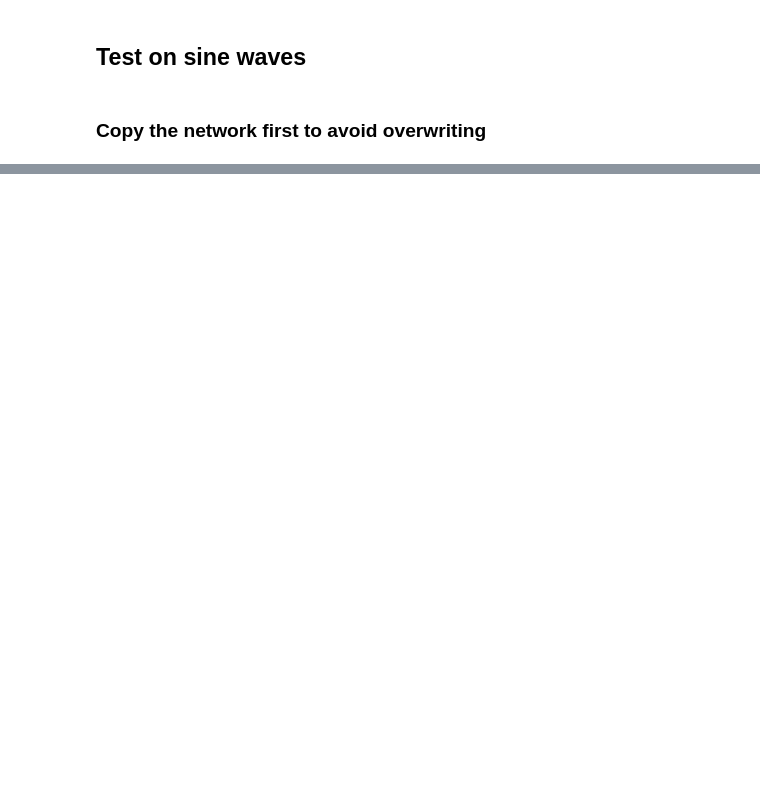
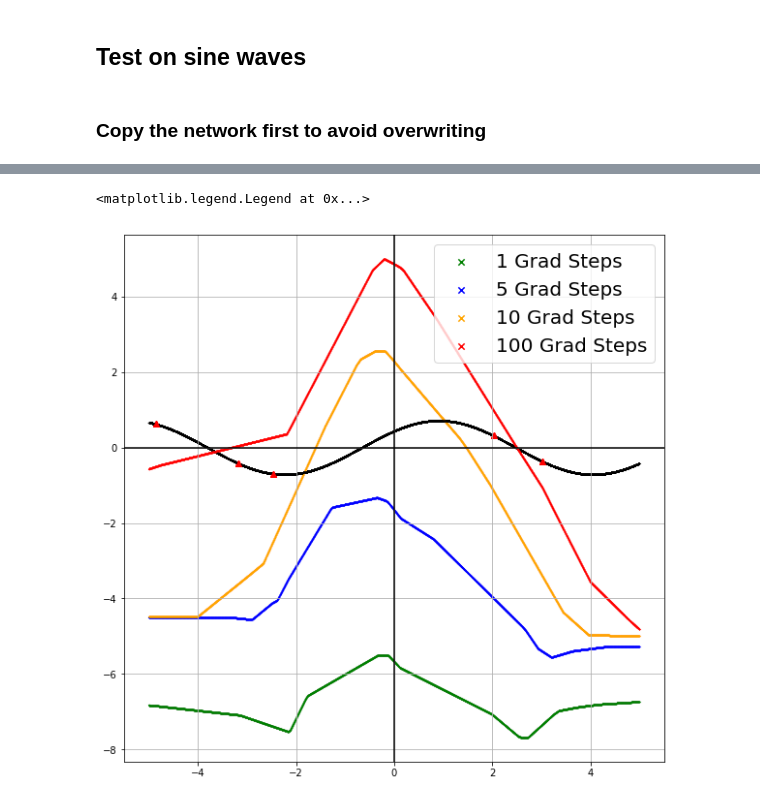
Before and after one commit to uchendui/maml, a Jupyter notebook: MAML Regression.ipynb, the cells around one changed output, grey strips where cells are left out. Cells and saved outputs as stored; diff of their text form; code cells hidden in the pictures; blank space fills up the shorter version.

```diff
--- a/MAML Regression.ipynb
+++ b/MAML Regression.ipynb
@@ -166,3 +204,9 @@ copy_op = [old.assign(new) for (new, old) in
+# %%
+meta_vars = tf.get_collection(tf.GraphKeys.GLOBAL_VARIABLES)
+place_holder = [tf.Variable(v) for v in meta_vars]
+# %%
+copy_op = [old.assign(new) for (new, old) in zip(meta_vars, place_holder)]
+reset_op =[old.assign(new) for (new, old) in zip(place_holder, meta_vars)]
 # %%
+sess.run(tf.variables_initializer(place_holder))
 sess.run(copy_op)
-sess.run(tf.variables_initializer(test_extras))
@@ -169,40 +231,45 @@ sess.run(tf.variables_initializer(test_extras))
 # %%
-step_list = [0, 1, 10, 100]
+step_list = [1,5,10, 100]
 color = ['g', 'b', 'orange', 'red']
 # figs, axis = plt.subplots(len(step_list),figsize=(10,len(step_list)*5))
 figs, axis = plt.subplots(1,figsize=(10,10))
+axis.grid(True, which='both')
+
+axis.axhline(y=0, color='k')
+axis.axvline(x=0, color='k')
 
 # Sample one task
 amp = np.random.uniform(0.1, 5.0, size=1)
 phase = np.random.uniform(0, np.pi, size=1)
 inputs = np.linspace(-5, 5, 10000)[:, None]
 outputs = amp * np.sin(inputs + phase)
 
 # choose K random task training points
 x = np.random.uniform(-5.0, 5.0, size=5)
 truth = amp * np.sin(x + phase)
 
 # take gradient steps and report results
 for i, steps in enumerate(step_list):
 
     # plot truth and training points
     axis.scatter(inputs[:, 0], outputs[:, 0],
                     s=0.1, color='k', marker='o')
     axis.scatter(x, truth, marker='^', color='red')
 
     # gradient steps
     for s in range(steps):
-        _, loss = sess.run([mnb_test.opt, mnb_test.loss],
-                            feed_dict={mnb_test.in_ph:np.matrix(x).transpose(),
-                                       mnb_test.targets:np.matrix(truth).transpose()})
+        _, loss = sess.run([mnb.opt, mnb.loss],
+                            feed_dict={mnb.in_ph:np.matrix(x).transpose(),
+                                       mnb.targets:np.matrix(truth).transpose()})
     # plot prediction
-    pred = sess.run(mnb_test.out_pred, feed_dict={mnb_test.in_ph:inputs})
+    pred = sess.run(mnb.out_pred, feed_dict={mnb.in_ph:inputs})
     axis.scatter(inputs[:, 0], pred,
                 s=0.1, color=color[i], marker='x', label=f'{step_list[i]} Grad Steps')
 
-    sess.run(copy_op)
-    sess.run(tf.variables_initializer(test_extras))
+    sess.run(reset_op)
+
 axis.legend(fontsize=20, markerscale=20)
     # Reset network weights for next trial
-_ = sess.run(copy_op)
-sess.run(tf.variables_initializer(test_extras))
+# %% [output]
+<matplotlib.legend.Legend at 0x...>
+[figure, added]
```
Also changed, not shown: parts of 16 cells of this notebook.
